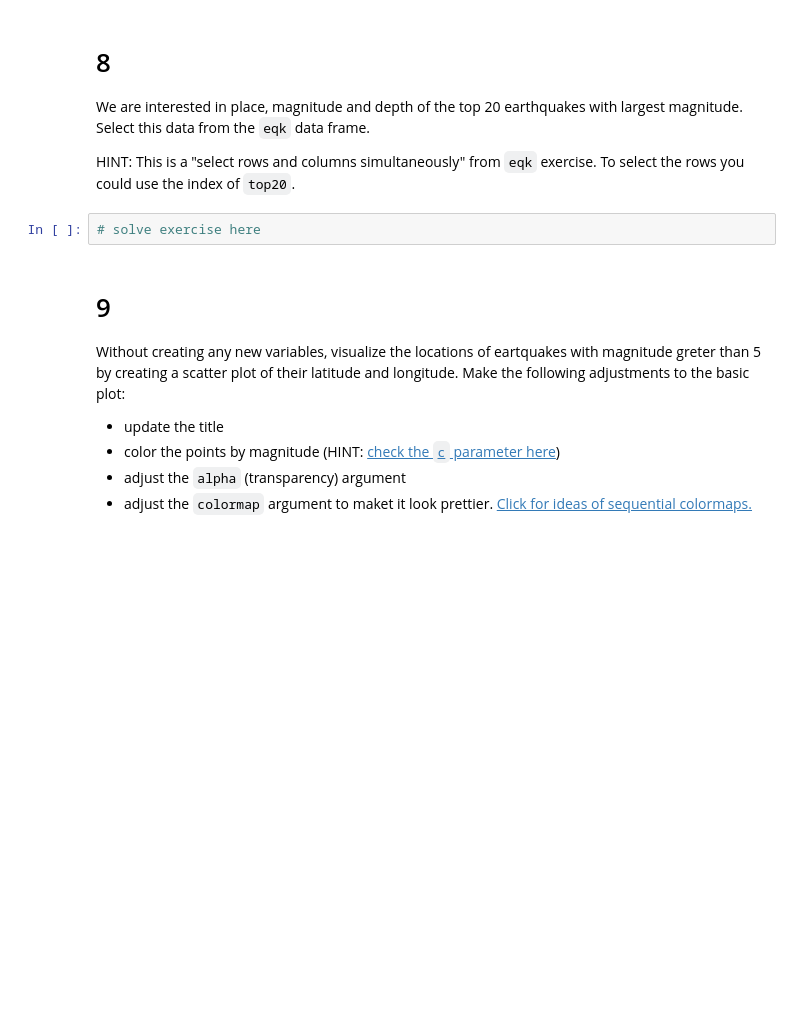
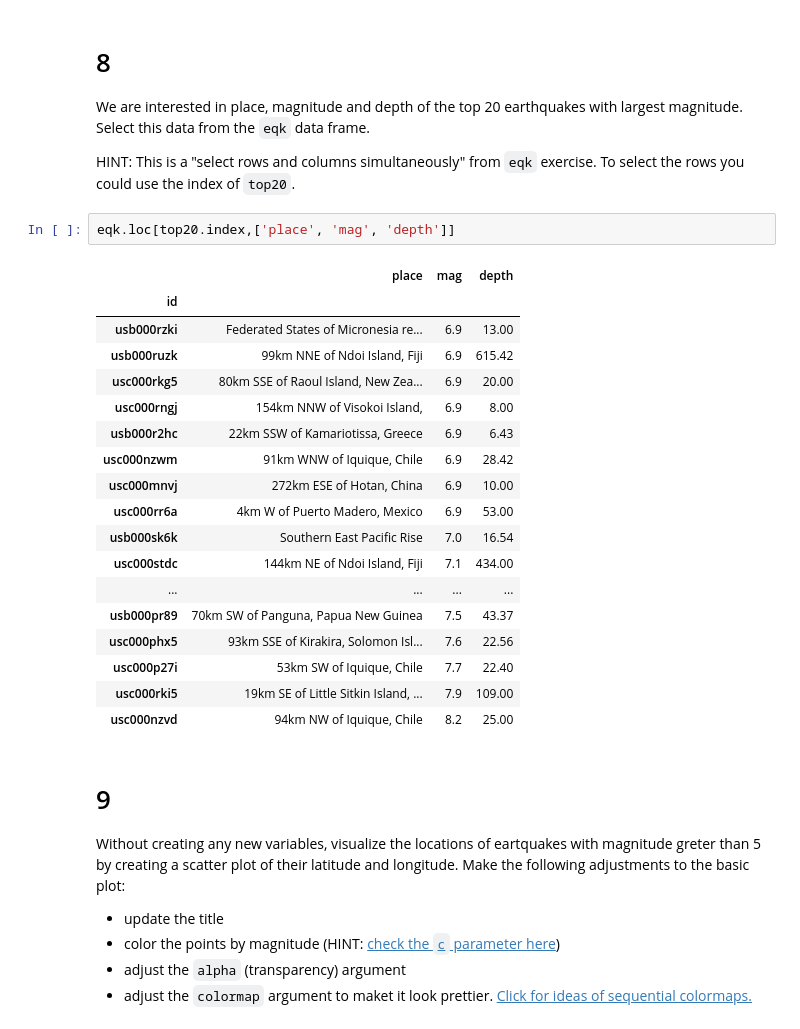
Before and after one commit to shmuir/eds220-hwk-1, a Jupyter notebook: hwk1-task4.ipynb, the cells around one changed output. Cells and saved outputs as stored; diff of their text form; blank space fills up the shorter version.

```diff
--- a/hwk1-task4.ipynb
+++ b/hwk1-task4.ipynb
@@ -156,8 +172,27 @@ Updating the index helps with plotting and resets the index when making a subset
 We are interested in place, magnitude and depth of the top 20 earthquakes with largest magnitude. Select this data from the `eqk` data frame.
 
 HINT: This is a "select rows and columns simultaneously" from `eqk` exercise. To select the rows you could use the index of `top20`.
-# %%
-# solve exercise here
+# %%
+eqk.loc[top20.index,['place', 'mag', 'depth']]
+# %% [output]
+|  | place | mag | depth |
+| id |  |  |  |
+| usb000rzki | Federated States of Micronesia re... | 6.9 | 13.00 |
+| usb000ruzk | 99km NNE of Ndoi Island, Fiji | 6.9 | 615.42 |
+| usc000rkg5 | 80km SSE of Raoul Island, New Zea... | 6.9 | 20.00 |
+| usc000rngj | 154km NNW of Visokoi Island, | 6.9 | 8.00 |
+| usb000r2hc | 22km SSW of Kamariotissa, Greece | 6.9 | 6.43 |
+| usc000nzwm | 91km WNW of Iquique, Chile | 6.9 | 28.42 |
+| usc000mnvj | 272km ESE of Hotan, China | 6.9 | 10.00 |
+| usc000rr6a | 4km W of Puerto Madero, Mexico | 6.9 | 53.00 |
+| usb000sk6k | Southern East Pacific Rise | 7.0 | 16.54 |
+| usc000stdc | 144km NE of Ndoi Island, Fiji | 7.1 | 434.00 |
+| ... | ... | ... | ... |
+| usb000pr89 | 70km SW of Panguna, Papua New Guinea | 7.5 | 43.37 |
+| usc000phx5 | 93km SSE of Kirakira, Solomon Isl... | 7.6 | 22.56 |
+| usc000p27i | 53km SW of Iquique, Chile | 7.7 | 22.40 |
+| usc000rki5 | 19km SE of Little Sitkin Island, ... | 7.9 | 109.00 |
+| usc000nzvd | 94km NW of Iquique, Chile | 8.2 | 25.00 |
 # %% [markdown]
 # 9
 
```
Also changed, not shown: parts of 3 cells of this notebook.
